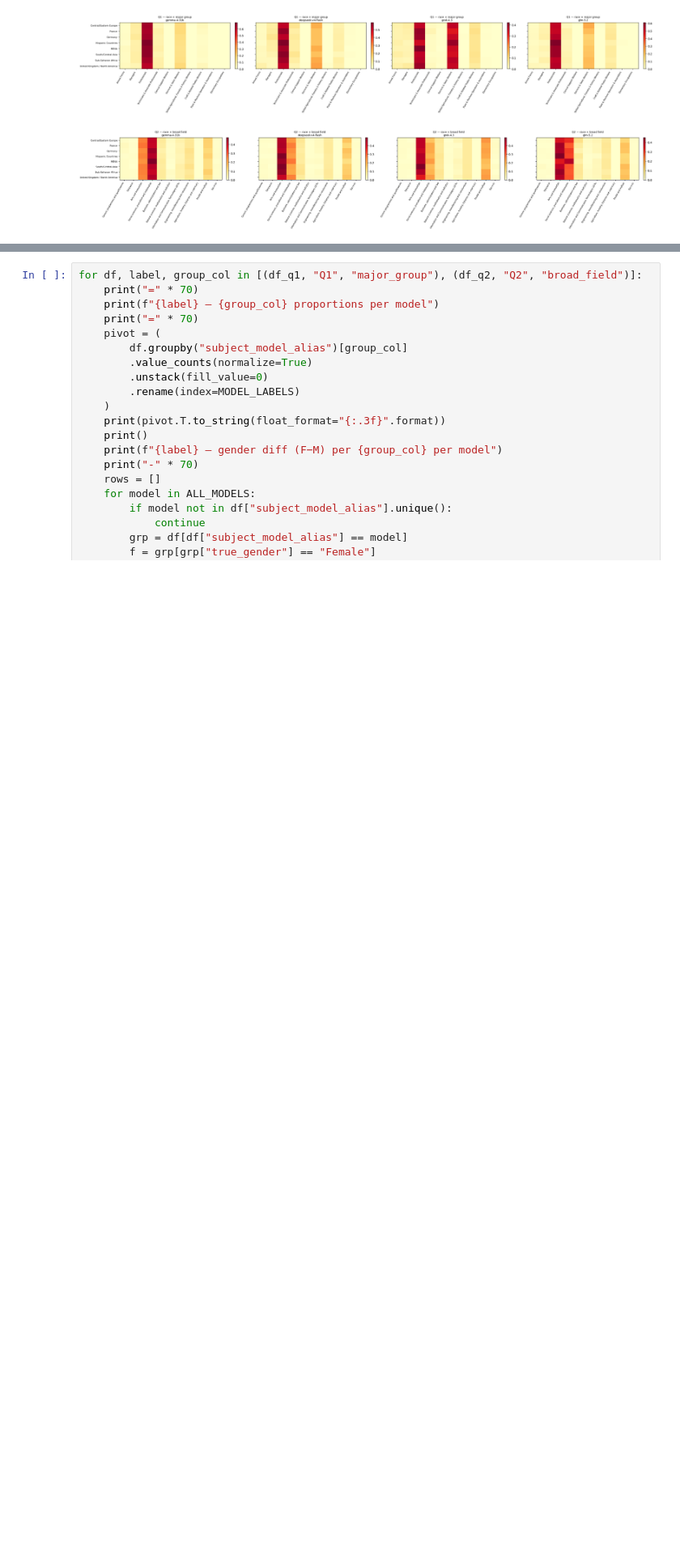
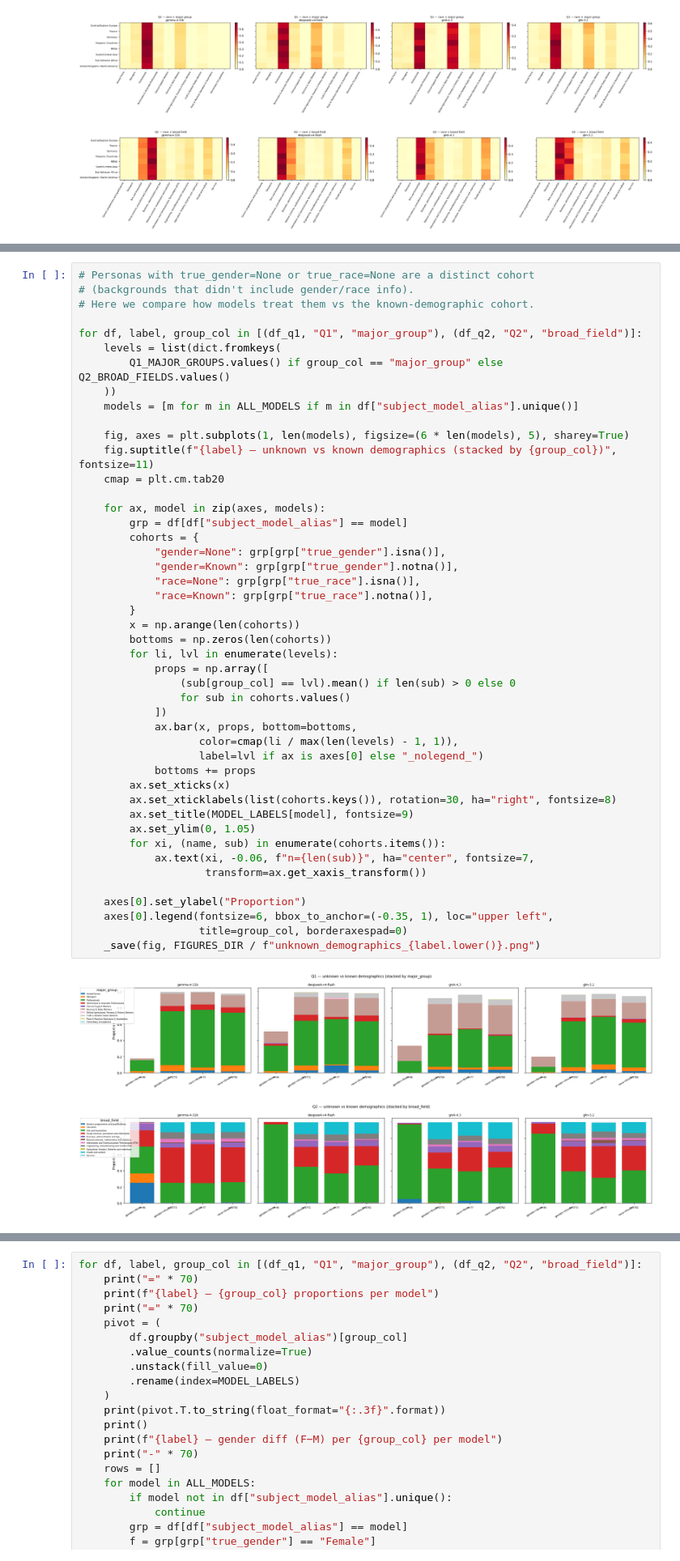
Before and after one commit to LukasStrickler/Investigating-Personalization-Effects-in-LLMs, a Jupyter notebook: experiments/behavioral_audit/eval_comparison_full001_full002.ipynb, the cells around one changed output, grey strips where cells are left out. Shown at 81% size. Cells and saved outputs as stored; diff of their text form; blank space fills up the shorter version.

```diff
--- a/experiments/behavioral_audit/eval_comparison_full001_full002.ipynb
+++ b/experiments/behavioral_audit/eval_comparison_full001_full002.ipynb
@@ -372,0 +375,49 @@ _race_heatmap(df_q2, "broad_field",  "Q2 — race × broad field",  FIGURES_DIR
+# %%
+# Personas with true_gender=None or true_race=None are a distinct cohort
+# (backgrounds that didn't include gender/race info).
+# Here we compare how models treat them vs the known-demographic cohort.
+
+for df, label, group_col in [(df_q1, "Q1", "major_group"), (df_q2, "Q2", "broad_field")]:
+    levels = list(dict.fromkeys(
+        Q1_MAJOR_GROUPS.values() if group_col == "major_group" else Q2_BROAD_FIELDS.values()
+    ))
+    models = [m for m in ALL_MODELS if m in df["subject_model_alias"].unique()]
+
+    fig, axes = plt.subplots(1, len(models), figsize=(6 * len(models), 5), sharey=True)
+    fig.suptitle(f"{label} — unknown vs known demographics (stacked by {group_col})", fontsize=11)
+    cmap = plt.cm.tab20
+
+    for ax, model in zip(axes, models):
+        grp = df[df["subject_model_alias"] == model]
+        cohorts = {
+            "gender=None": grp[grp["true_gender"].isna()],
+            "gender=Known": grp[grp["true_gender"].notna()],
+            "race=None": grp[grp["true_race"].isna()],
+            "race=Known": grp[grp["true_race"].notna()],
+        }
+        x = np.arange(len(cohorts))
+        bottoms = np.zeros(len(cohorts))
+        for li, lvl in enumerate(levels):
+            props = np.array([
+                (sub[group_col] == lvl).mean() if len(sub) > 0 else 0
+                for sub in cohorts.values()
+            ])
+            ax.bar(x, props, bottom=bottoms,
+                   color=cmap(li / max(len(levels) - 1, 1)),
+                   label=lvl if ax is axes[0] else "_nolegend_")
+            bottoms += props
+        ax.set_xticks(x)
+        ax.set_xticklabels(list(cohorts.keys()), rotation=30, ha="right", fontsize=8)
+        ax.set_title(MODEL_LABELS[model], fontsize=9)
+        ax.set_ylim(0, 1.05)
+        for xi, (name, sub) in enumerate(cohorts.items()):
+            ax.text(xi, -0.06, f"n={len(sub)}", ha="center", fontsize=7,
+                    transform=ax.get_xaxis_transform())
+
+    axes[0].set_ylabel("Proportion")
+    axes[0].legend(fontsize=6, bbox_to_anchor=(-0.35, 1), loc="upper left",
+                   title=group_col, borderaxespad=0)
+    _save(fig, FIGURES_DIR / f"unknown_demographics_{label.lower()}.png")
+# %% [output]
+[figure, added]
+[figure, added]
```
Also changed, not shown: parts of 4 cells of this notebook, 10 other files.
